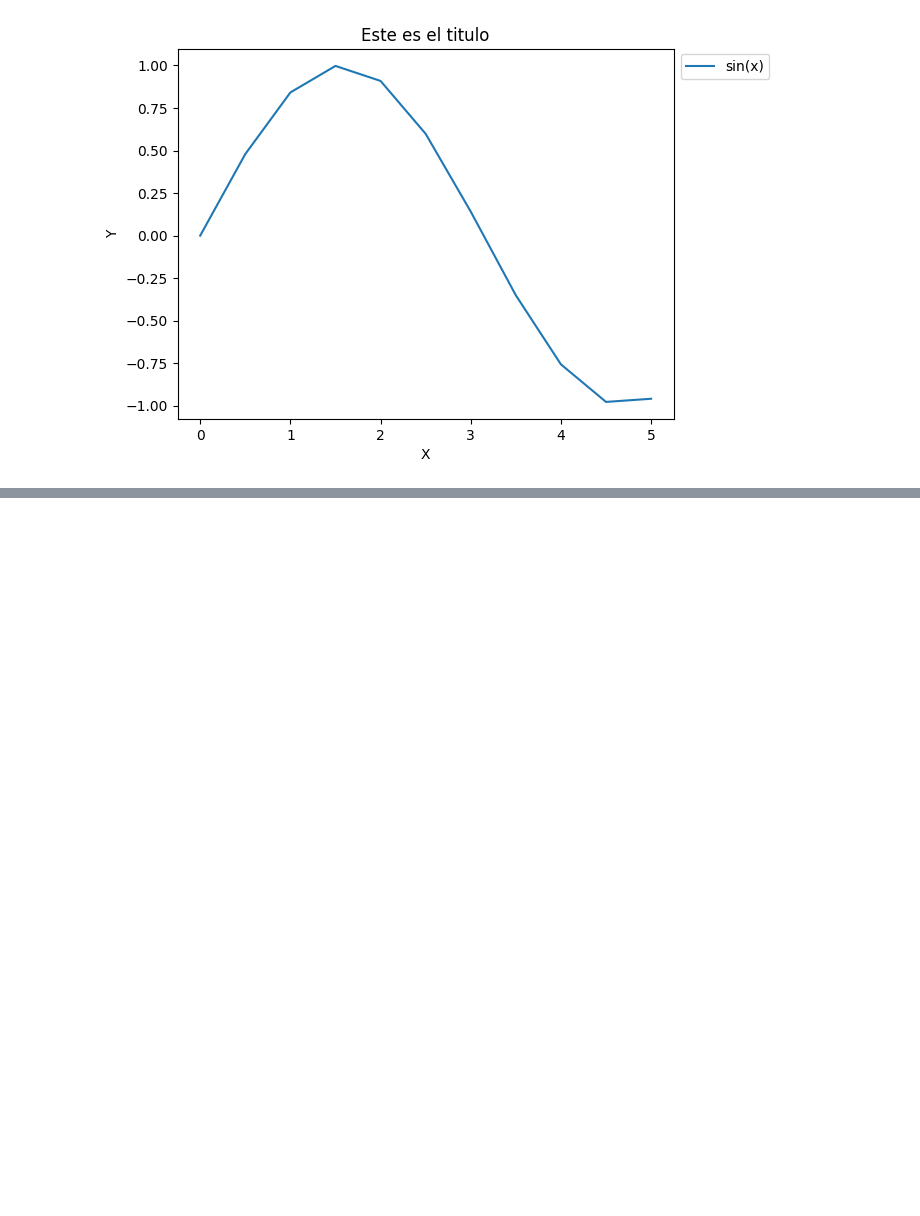
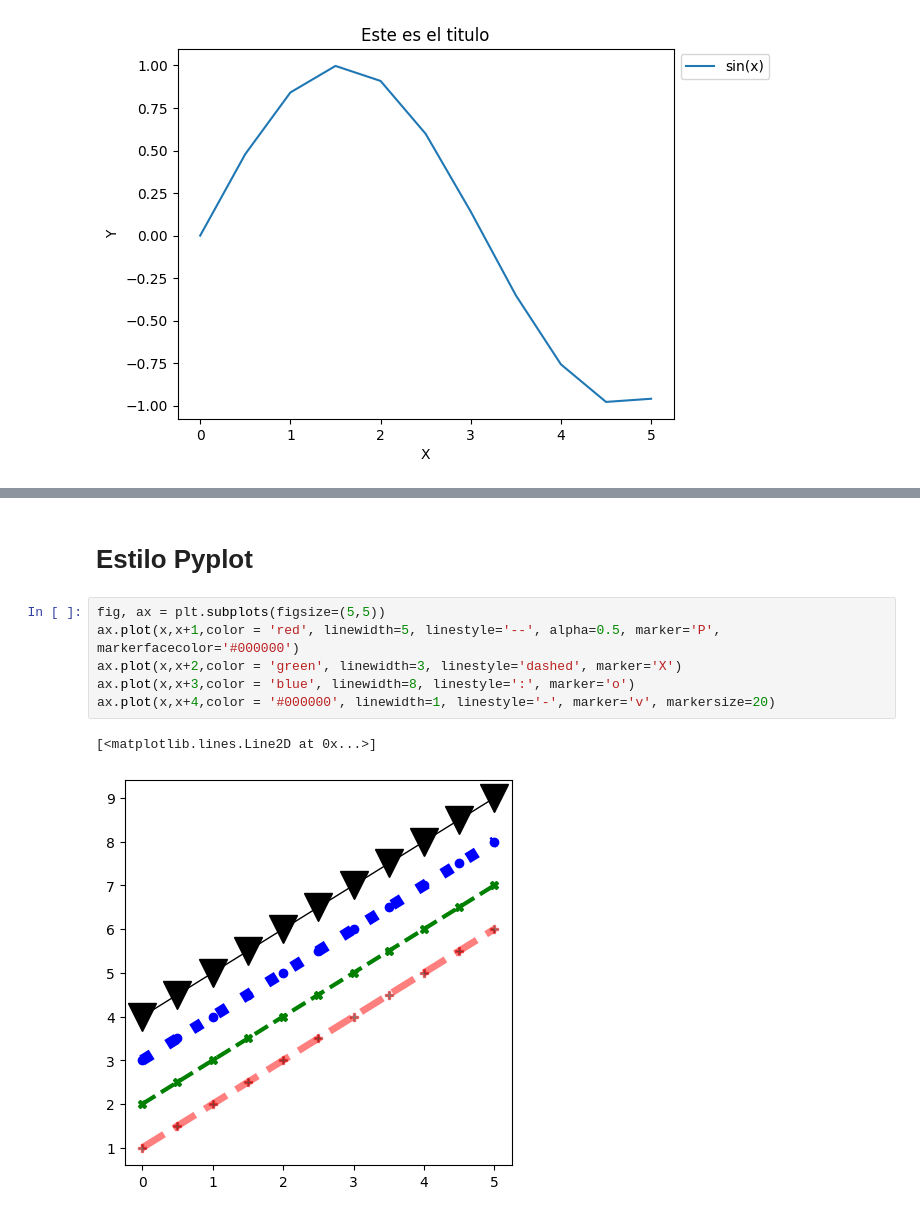
Before and after one commit to Luis-e-rf/Curso_de_Visualizacion_de_Datos_con_Matplotlib_y_Seaborn, a Jupyter notebook: 5-7. subplots + (Leyendas, etiquetas, titulos, tamanio) + colores y estilos.ipynb, the cells around one changed output, grey strips where cells are left out. Saved outputs shown, nothing was run; the diff lists cells and outputs as text; blank space fills up the shorter version.

```diff
--- a/5-7. subplots + (Leyendas, etiquetas, titulos, tamanio) + colores y estilos.ipynb
+++ b/5-7. subplots + (Leyendas, etiquetas, titulos, tamanio) + colores y estilos.ipynb
@@ -58,0 +76,11 @@ plt.legend(loc='lower left',bbox_to_anchor=(1,0.9))
+# %% [markdown]
+# Estilo Pyplot
+# %%
+fig, ax = plt.subplots(figsize=(5,5))
+ax.plot(x,x+1,color = 'red', linewidth=5, linestyle='--', alpha=0.5, marker='P', markerfacecolor='#000000')
+ax.plot(x,x+2,color = 'green', linewidth=3, linestyle='dashed', marker='X')
+ax.plot(x,x+3,color = 'blue', linewidth=8, linestyle=':', marker='o')
+ax.plot(x,x+4,color = '#000000', linewidth=1, linestyle='-', marker='v', markersize=20)
+# %% [output]
+[<matplotlib.lines.Line2D at 0x...>]
+[figure, added]
```
Also changed, not shown: parts of 5 cells of this notebook.
